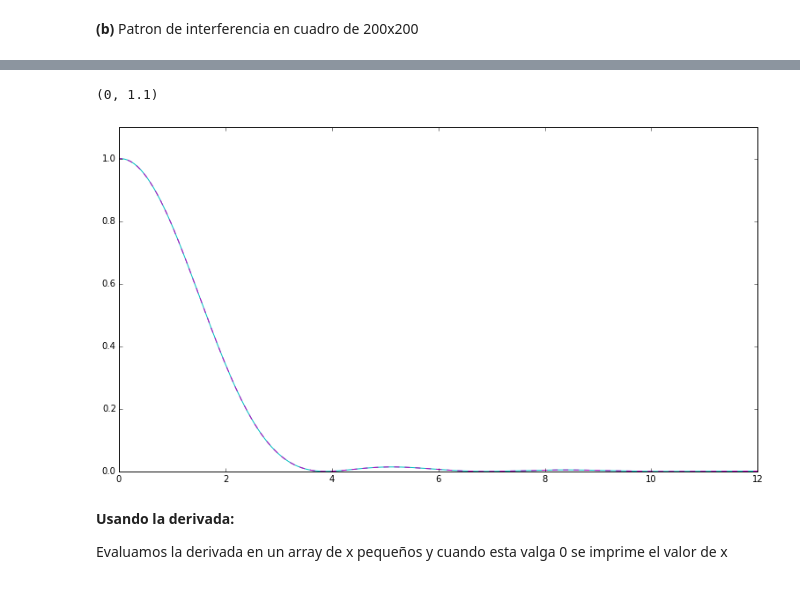
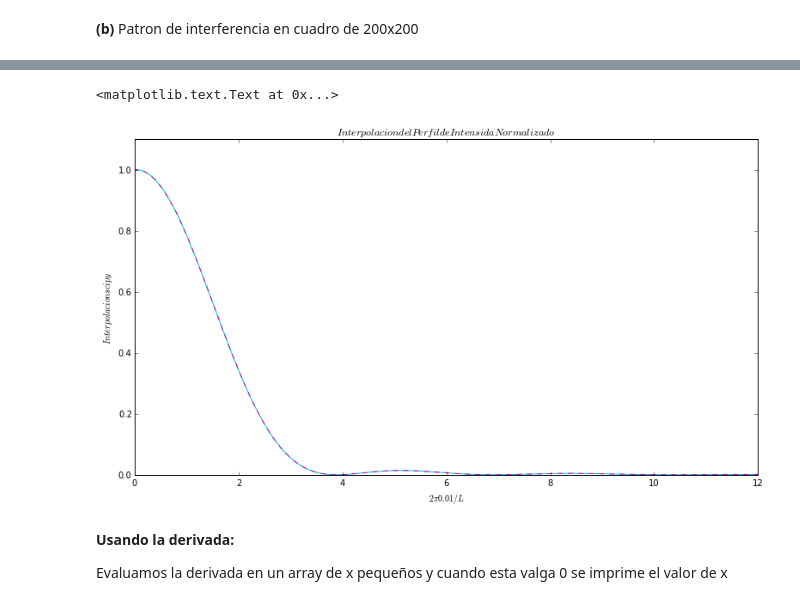
Before and after one commit to natalycr/MC, a Jupyter notebook: Tareas/HW4/HW4.ipynb, the cells around one changed output, grey strips where cells are left out. Drawn from its saved outputs; the diff is of its cells as text; code cells hidden in the pictures.

```diff
--- a/Tareas/HW4/HW4.ipynb
+++ b/Tareas/HW4/HW4.ipynb
@@ -117,15 +124,18 @@ plt.show()
 # %%
 fig=plt.figure(figsize=(13,7))
 ax=fig.add_subplot(111)
-inter_cub= interpolate.interp1d(X, paraGraf ,kind='cubic')
-ax.plot(X, inter_cub(X), c='c')
-inter_qua= interpolate.interp1d(X, paraGraf ,kind='quadratic')
-ax.plot(X, inter_qua(X), '--m')
+inter_cub= interpolate.interp1d(X, paraGraf ,kind='cubic') # interpolacion cubica
+ax.plot(X, inter_cub(X), c='c', label='Cubic')
+inter_qua= interpolate.interp1d(X, paraGraf ,kind='quadratic') # interpolacion cuadratica
+ax.plot(X, inter_qua(X), '--m', label='quadratic')
 ax.set_xlim([0,12])
 ax.set_ylim([0,1.1])
+ax.set_title('$Interpolacion del Perfil de Intensida  Normalizado$')
+ax.set_xlabel('$2 \pi  0.01 / L$')
+ax.set_ylabel('$Interpolacion scipy$')
 # %% [output]
-(0, 1.1)
+<matplotlib.text.Text at 0x...>
-[figure, old version]
+[figure, new version]
 # %% [markdown]
 **Usando la derivada:**
 
```
Also changed, not shown: parts of 11 cells of this notebook, 1 other file.
